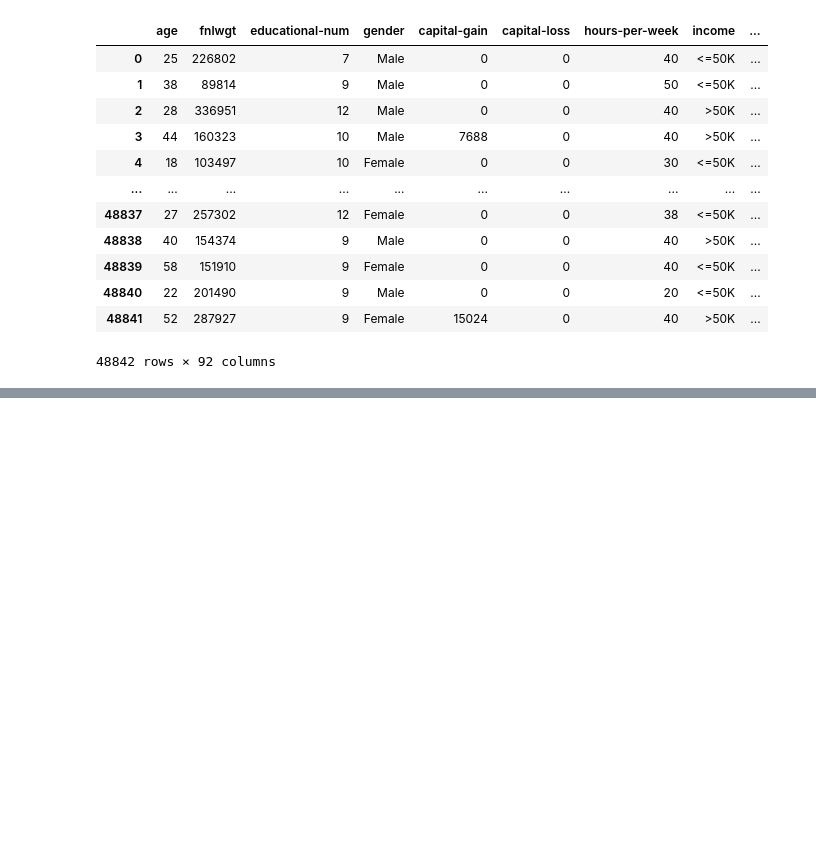
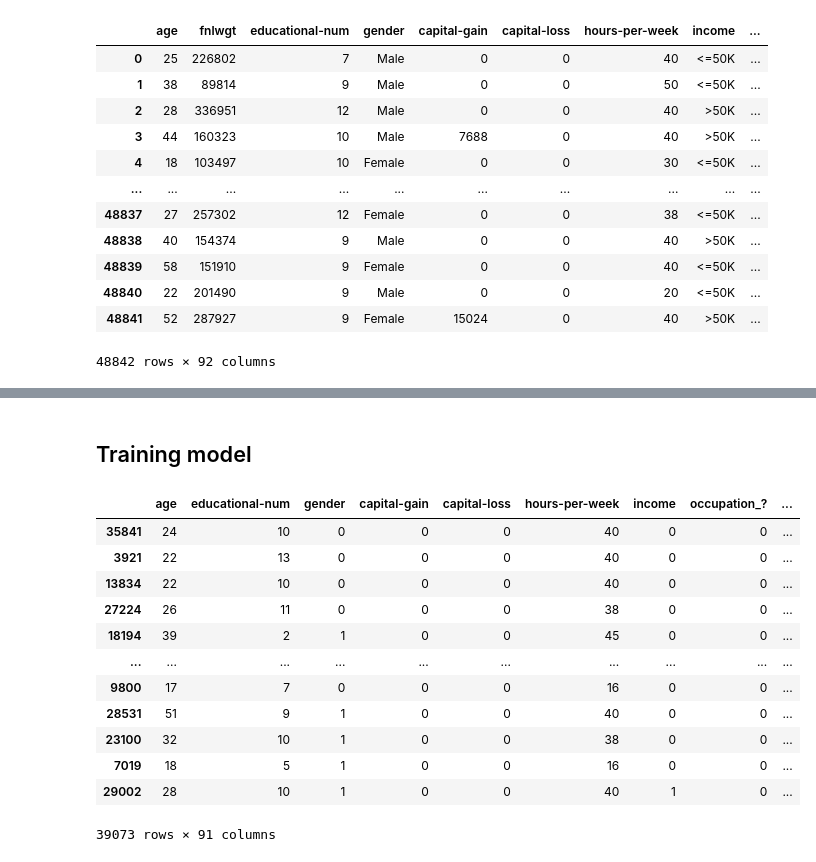
Before and after one commit to alex-yatseyko/portfolio, a Jupyter notebook: projects/Income Prediction/main.ipynb, the cells around one changed output, grey strips where cells are left out. Saved outputs shown, nothing was run; the diff lists cells and outputs as text; code cells hidden in the pictures; blank space fills up the shorter version.

```diff
--- a/projects/Income Prediction/main.ipynb
+++ b/projects/Income Prediction/main.ipynb
@@ -118,0 +188,2 @@ df
+# %% [markdown]
+## Training model
@@ -118,0 +193,19 @@ df
+# %%
+df = df.drop('fnlwgt', axis=1)
+
+train_df, test_df = train_test_split(df, test_size=0.2)
+train_df
+# %% [output]
+|  | age | educational-num | gender | capital-gain | capital-loss | hours-per-week | income | occupation_? | ... |
+| 35841 | 24 | 10 | 0 | 0 | 0 | 40 | 0 | 0 | ... |
+| 3921 | 22 | 13 | 0 | 0 | 0 | 40 | 0 | 0 | ... |
+| 13834 | 22 | 10 | 0 | 0 | 0 | 40 | 0 | 0 | ... |
+| 27224 | 26 | 11 | 0 | 0 | 0 | 38 | 0 | 0 | ... |
+| 18194 | 39 | 2 | 1 | 0 | 0 | 45 | 0 | 0 | ... |
+| ... | ... | ... | ... | ... | ... | ... | ... | ... | ... |
+| 9800 | 17 | 7 | 0 | 0 | 0 | 16 | 0 | 0 | ... |
+| 28531 | 51 | 9 | 1 | 0 | 0 | 40 | 0 | 0 | ... |
+| 23100 | 32 | 10 | 1 | 0 | 0 | 38 | 0 | 0 | ... |
+| 7019 | 18 | 5 | 1 | 0 | 0 | 16 | 0 | 0 | ... |
+| 29002 | 28 | 10 | 1 | 0 | 0 | 40 | 1 | 0 | ... |
+39073 rows × 91 columns
```
Also changed, not shown: parts of 18 cells of this notebook, 1 other file.
